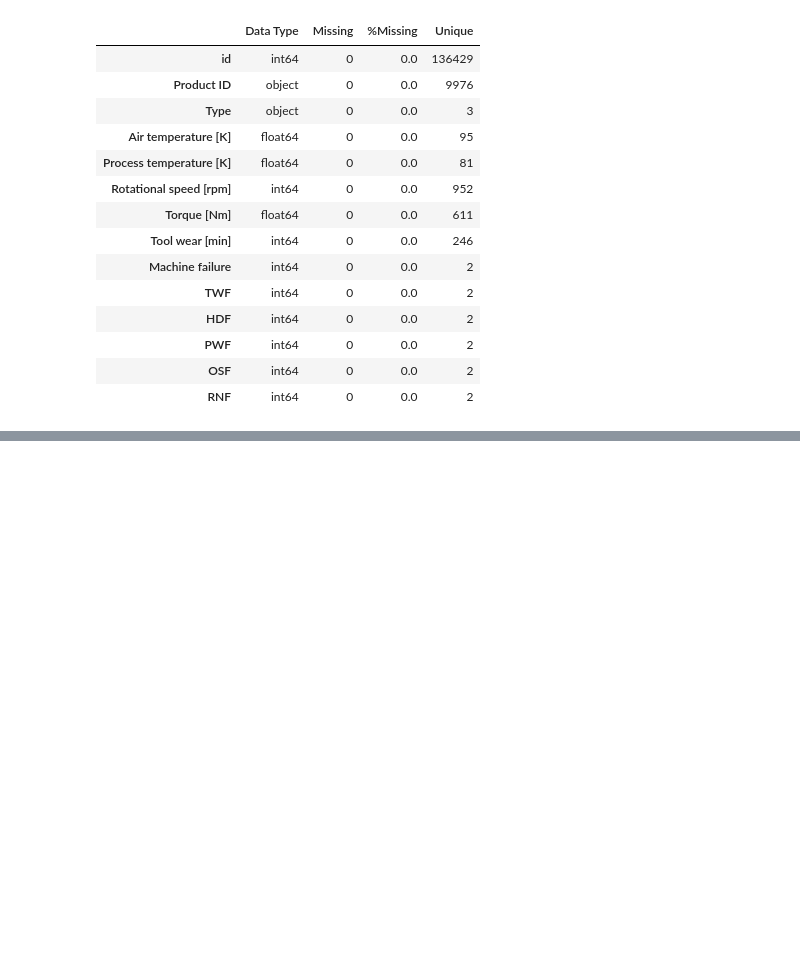
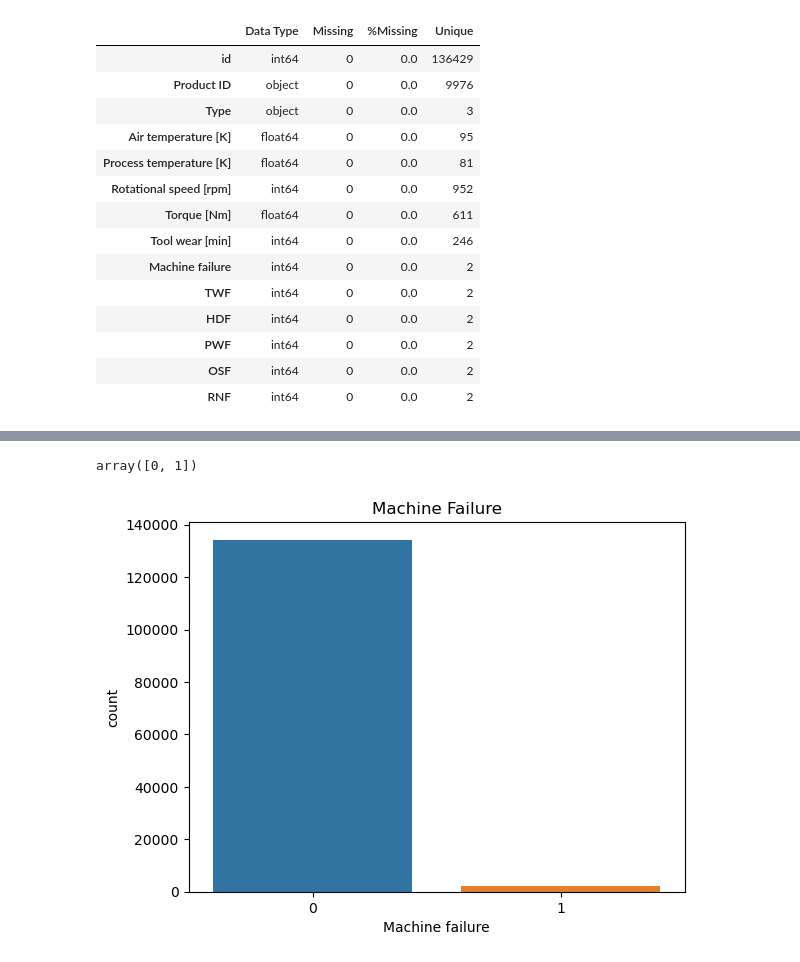
Before and after one commit to methasantosa/KaggleCompetition, a Jupyter notebook: swag-binary-classification-of-machine-failures.ipynb, the cells around one changed output, grey strips where cells are left out. Saved outputs shown, nothing was run; the diff lists cells and outputs as text; code cells hidden in the pictures; blank space fills up the shorter version.

Commit message:
Kaggle Notebook | Swag-Binary Classification of Machine Failures | Version 3

```diff
--- a/swag-binary-classification-of-machine-failures.ipynb
+++ b/swag-binary-classification-of-machine-failures.ipynb
@@ -74,0 +91,11 @@ data shape: (136429, 14)
+# %%
+df_train_unique = df_train['Machine failure'].unique()
+df_train_unique
+# %% [output]
+array([0, 1])
+# %%
+sns.countplot(x='Machine failure', data=df_train)
+plt.title('Machine Failure')
+plt.show()
+# %% [output]
+[figure, added]
```
Also changed, not shown: parts of 7 cells of this notebook.
